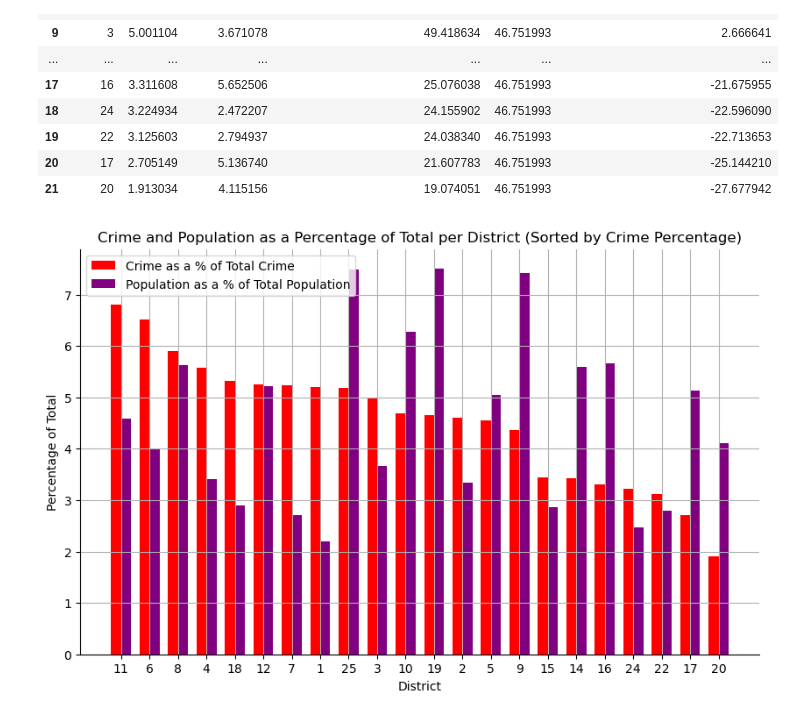
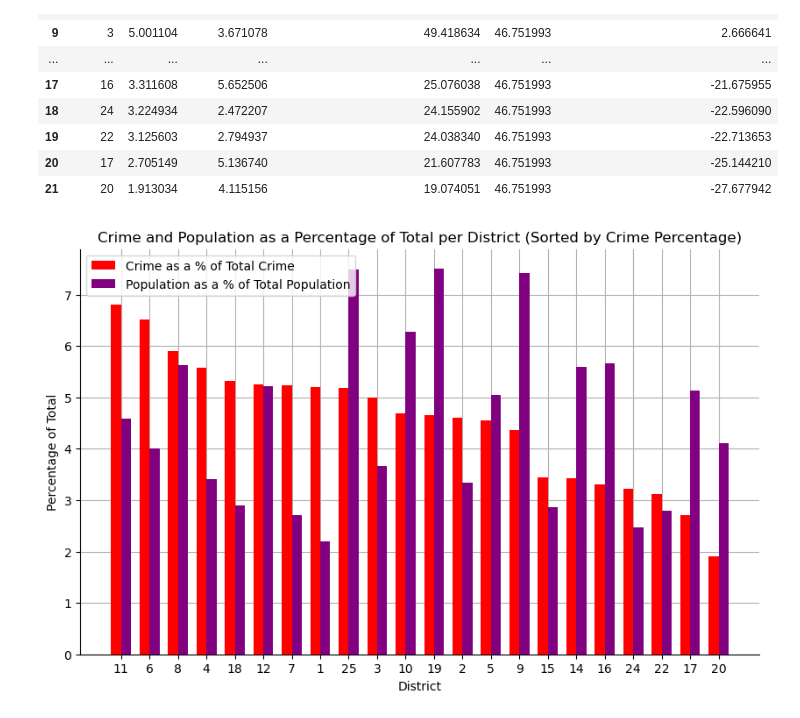
Before and after one commit to jmpealy/project1, a Jupyter notebook: Population_Analysis_Only.ipynb, the cells around one changed output. Drawn from its saved outputs; the diff is of its cells as text; code cells hidden in the pictures.

```diff
--- a/Population_Analysis_Only.ipynb
+++ b/Population_Analysis_Only.ipynb
@@ -721,39 +710,39 @@ bar_width = 0.35
 
 # Set the x positions of the bars
 x = np.arange(len(crime_percentage_sorted))
 
 # Plot the bars for crime percentage
 plt.figure(figsize=(10, 6))
-plt.bar(x, crime_percentage_sorted, width = bar_width, label = "Crime Percentage as a Percent of Total Crime", color = "red")
+plt.bar(x, crime_percentage_sorted, width = bar_width, label = "Crime Percentage as a Percent of Total Crime", color = "red", zorder = 3)
 
 # Plot the bars for population percentage
-plt.bar(x + bar_width, population_percentage_sorted, width = bar_width, label = "Population Percentage as a Percent of Total Population", color = "purple")
+plt.bar(x + bar_width, population_percentage_sorted, width = bar_width, label = "Population Percentage as a Percent of Total Population", color = "purple", zorder = 3)
+
+# Add a grid
+plt.grid(True, zorder = 0)
 
 # Set the labels and title
 plt.xlabel("District")
 plt.ylabel("Percentage of Total")
 plt.title("Crime and Population as a Percentage of Total per District (Sorted by Crime Percentage)")
 
 # Set the x-axis tick positions and labels
 plt.xticks(x + bar_width / 2, crime_percentage_sorted.index)
 
 # Remove the top and right borders
 plt.gca().spines["top"].set_visible(False)
 plt.gca().spines["right"].set_visible(False)
 
-# Add a grid
-plt.grid(True)
-
 # Add a legend
 plt.legend(["Crime as a % of Total Crime", "Population as a % of Total Population"], loc = "upper left")
 
 ## Save the figure
 plt.savefig("Images/PopulationandCrimeasaPercentofTotalFinal.png")
 
 # Display the plot
 plt.show()
 # %% [output]
-[figure, old version]
+[figure, new version]
 # %%
 # Create a map that plots all crimes on a map with the color of the marker changing based on the number of crimes per district
 
```
Also changed, not shown: parts of 5 cells of this notebook.
